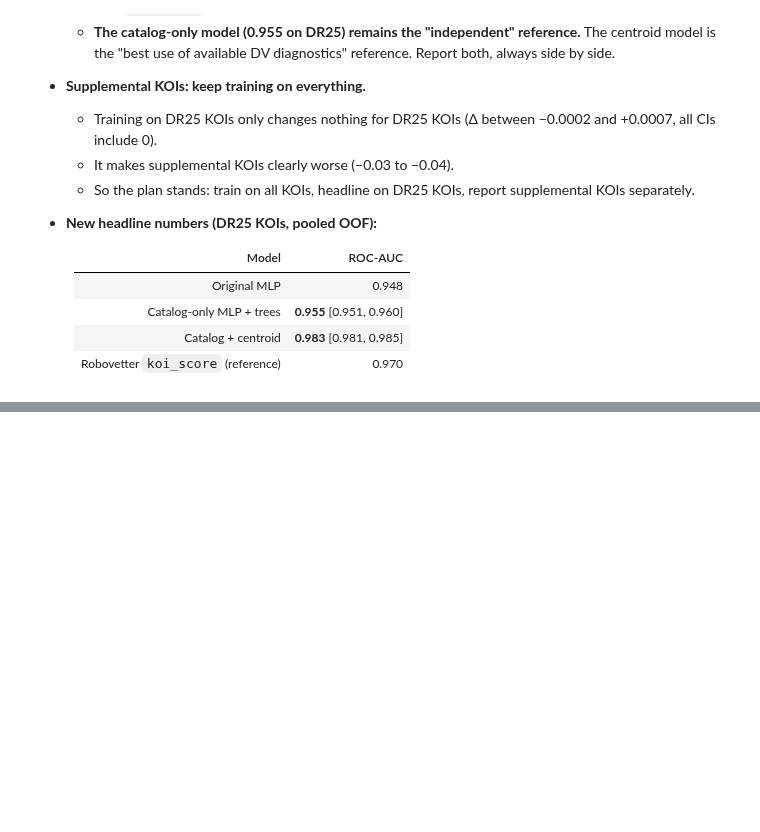
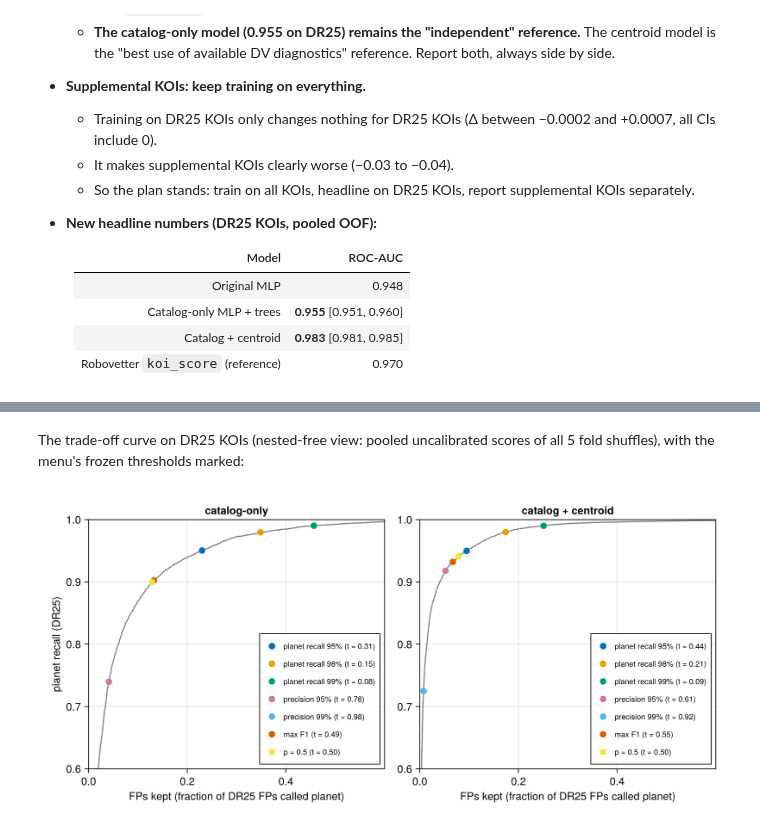
Before and after one commit to mburchnmsu/exoplanet-vetting, a Jupyter notebook: exo101326.ipynb, the cells around one changed output, grey strips where cells are left out. Drawn from its saved outputs; the diff is of its cells as text; code cells hidden in the pictures; blank space fills up the shorter version.

```diff
--- a/exo101326.ipynb
+++ b/exo101326.ipynb
@@ -861,0 +953,26 @@ hl
+# %%
+RULES5 = [("planet recall 95%", (:recall, 0.95)), ("planet recall 98%", (:recall, 0.98)),
+          ("planet recall 99%", (:recall, 0.99)), ("precision 95%", (:precision, 0.95)),
+          ("precision 99%", (:precision, 0.99)), ("max F1", (:maxf1,)), ("p = 0.5", (:prob, 0.5))]
+frozen = JLD2.load(joinpath(@__DIR__, "models", "step5_frozen.jld2"))["frozen"]
+menu = NamedTuple[]
+for ((mname, S), key) in zip(final_models, ("catalog_only", "catalog_centroid"))
+    for (rname, rule) in RULES5
+        nc = nested_calls(S, folds5, yf, dr, rule)
+        rate(m, f) = mean(f(op_metrics(yf[m], Float64.(nc.calls[m, r]), 0.5)) for r in axes(S, 2))
+        n_dr = sum(dr)
+        push!(menu, (model = mname, rule = rname, frozen_t = round(frozen[key]["thresholds"][string(rule)]; digits = 3),
+                     t_spread = round(std(nc.t); digits = 3),
+                     dr25_recall = round(rate(dr, o -> o.recall); digits = 3),
+                     dr25_precision = round(rate(dr, o -> o.precision); digits = 3),
+                     dr25_fp_kept = round(rate(dr, o -> o.fp_kept); digits = 3),
+                     planets_lost_per1000 = round(Int, 1000 * rate(dr, o -> o.fn) / n_dr),
+                     fps_kept_per1000 = round(Int, 1000 * rate(dr, o -> o.fp) / n_dr),
+                     confirmed_lost = round(rate(dr .& (conf .| (yf .== 0)), o -> 1 - o.recall); digits = 3),
+                     supp_recall = round(rate(.!dr, o -> o.recall); digits = 3),
+                     supp_precision = round(rate(.!dr, o -> o.precision); digits = 3)))
+    end
+end
+menu_df = DataFrame(menu)
+CSV.write(joinpath(CV_DIR, "step5_operating_points.csv"), menu_df)
+menu_df
@@ -861,0 +1001,22 @@ hl
+# %% [markdown]
+The trade-off curve on DR25 KOIs (nested-free view: pooled uncalibrated scores of all 5 fold shuffles), with the
+menu's frozen thresholds marked:
+# %%
+fig = Figure(size = (900, 420))
+for (j, ((mname, S), key)) in enumerate(zip(final_models, ("catalog_only", "catalog_centroid")))
+    local ax = Axis(fig[1, j]; xlabel = "FPs kept (fraction of DR25 FPs called planet)",
+                    ylabel = j == 1 ? "planet recall (DR25)" : "", title = mname, limits = (0, 0.6, 0.6, 1.0))
+    s, t = vec(S[dr, :]), repeat(yf[dr], size(S, 2))
+    ts = range(0, 1; length = 401)
+    lines!(ax, [mean(s[t .== 0] .>= u) for u in ts], [mean(s[t .== 1] .>= u) for u in ts]; color = :gray)
+    for ((rname, rule), col) in zip(RULES5, Makie.wong_colors())
+        u = frozen[key]["thresholds"][string(rule)]
+        scatter!(ax, [mean(s[t .== 0] .>= u)], [mean(s[t .== 1] .>= u)]; color = col, markersize = 12,
+                 label = @sprintf("%s (t = %.2f)", rname, u))
+    end
+    axislegend(ax; position = :rb, labelsize = 10)
+end
+savefig("exo101326_step5_menu.png", fig)
+fig
+# %% [output]
+[figure, added]
```
Also changed, not shown: parts of 8 cells of this notebook, 11 other files.
